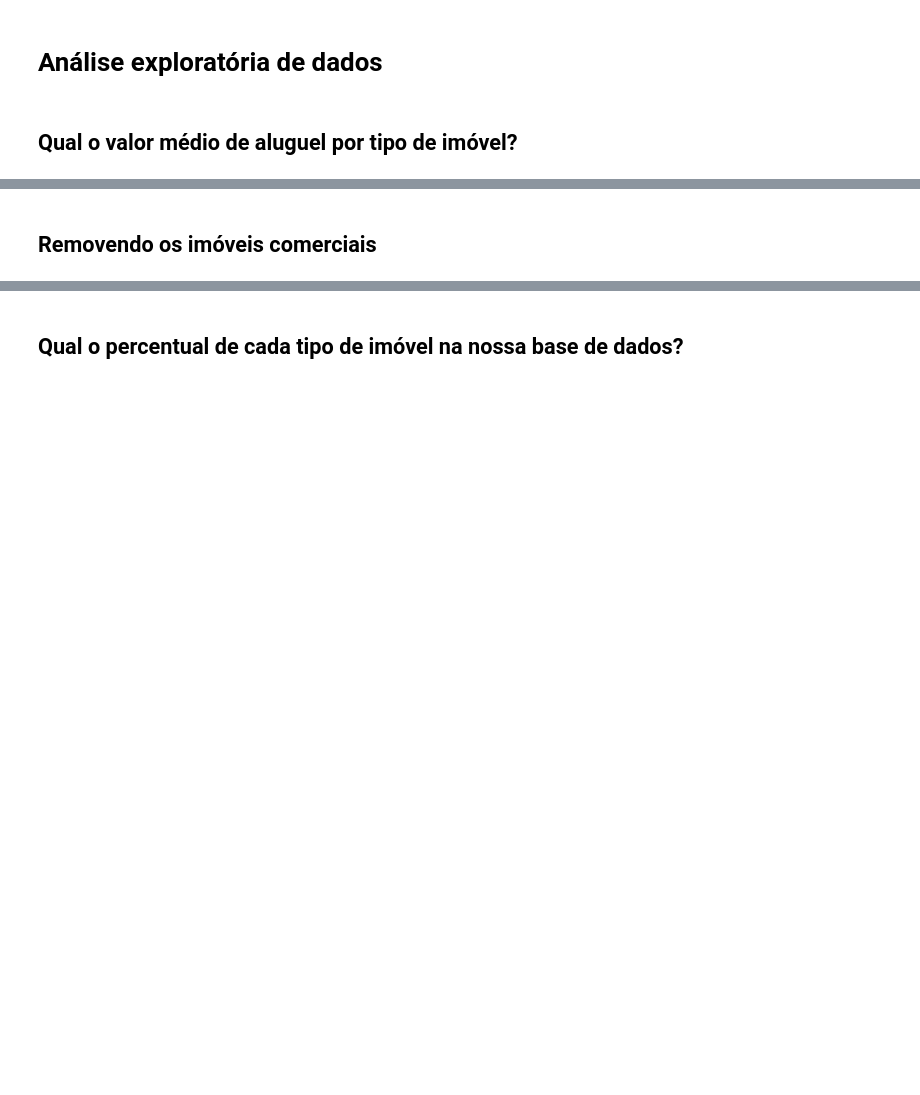
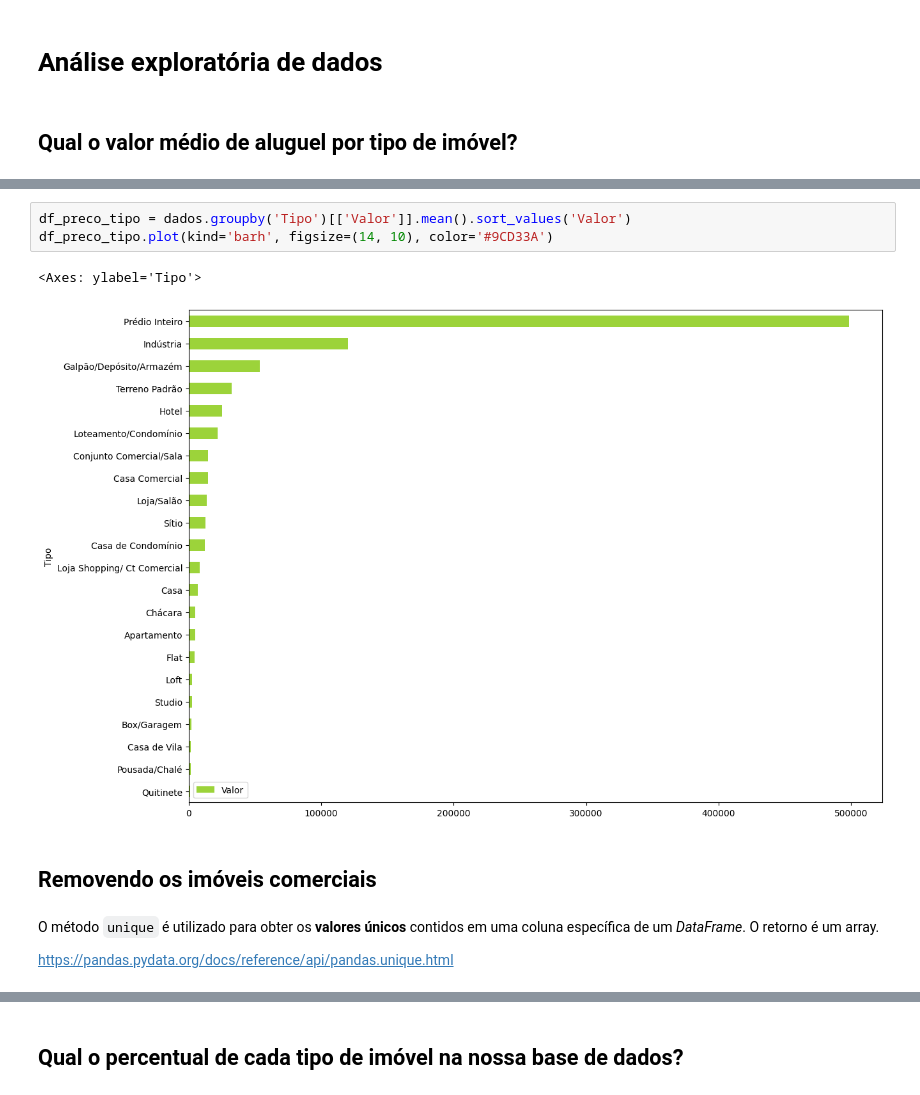
Before and after one commit to strawndri/python-ds-pandas-conhecendo-a-biblioteca, a Jupyter notebook: Projeto_Python_Data_Science.ipynb, the cells around one changed output, grey strips where cells are left out. Saved outputs shown, nothing was run; the diff lists cells and outputs as text; blank space fills up the shorter version.

Commit message:
Aula 2 - Análise exploratória de dados

```diff
--- a/Projeto_Python_Data_Science.ipynb
+++ b/Projeto_Python_Data_Science.ipynb
@@ -194,2 +281,12 @@ dados[['Quartos', 'Valor']]
+# %%
+df_preco_tipo = dados.groupby('Tipo')[['Valor']].mean().sort_values('Valor')
+df_preco_tipo.plot(kind='barh', figsize=(14, 10), color='#9CD33A')
+# %% [output]
+<Axes: ylabel='Tipo'>
+[figure, added]
 # %% [markdown]
 ## Removendo os imóveis comerciais
+# %% [markdown]
+O método `unique` é utilizado para obter os **valores únicos** contidos em uma coluna específica de um *DataFrame*. O retorno é um array.
+
+https://pandas.pydata.org/docs/reference/api/pandas.unique.html
```
Also changed, not shown: parts of 24 cells of this notebook.
